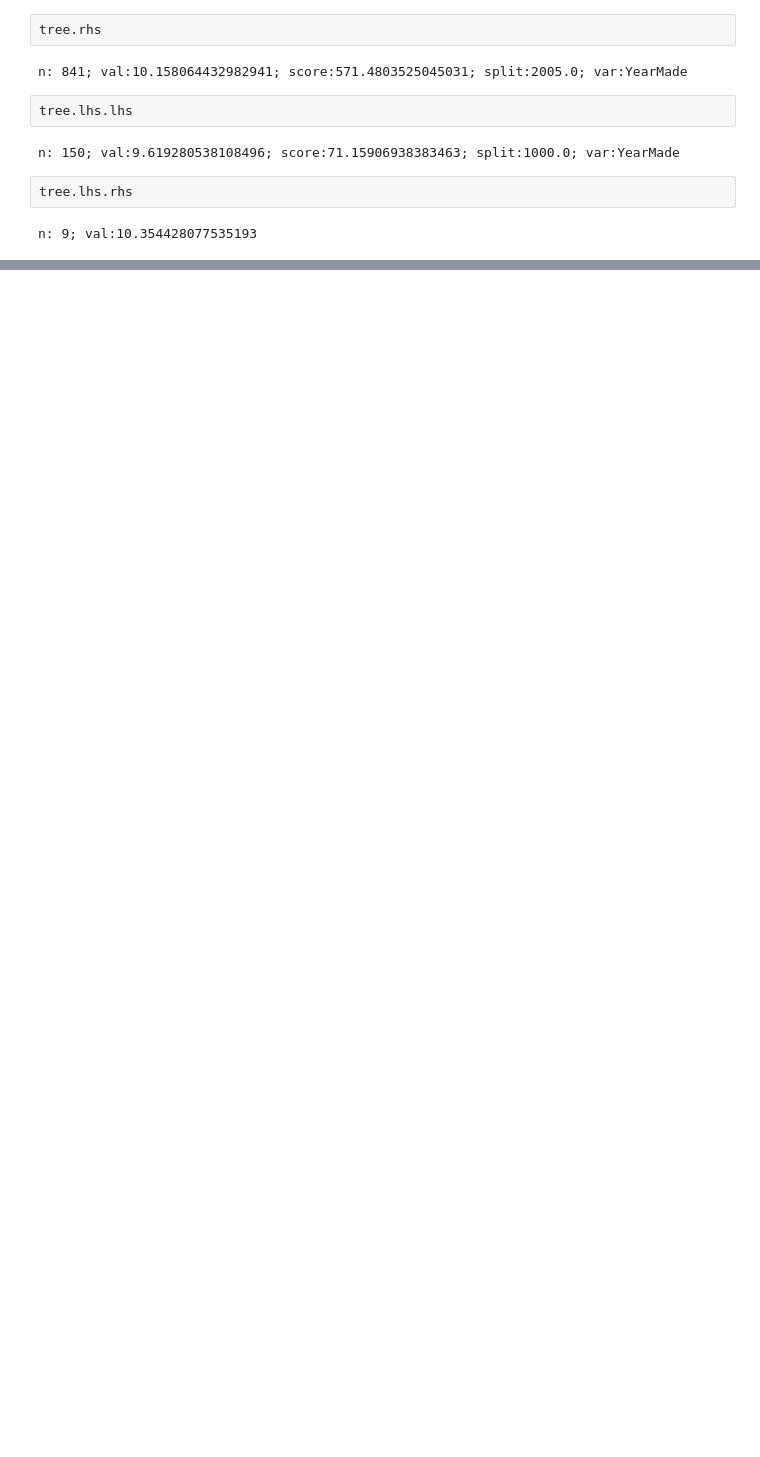
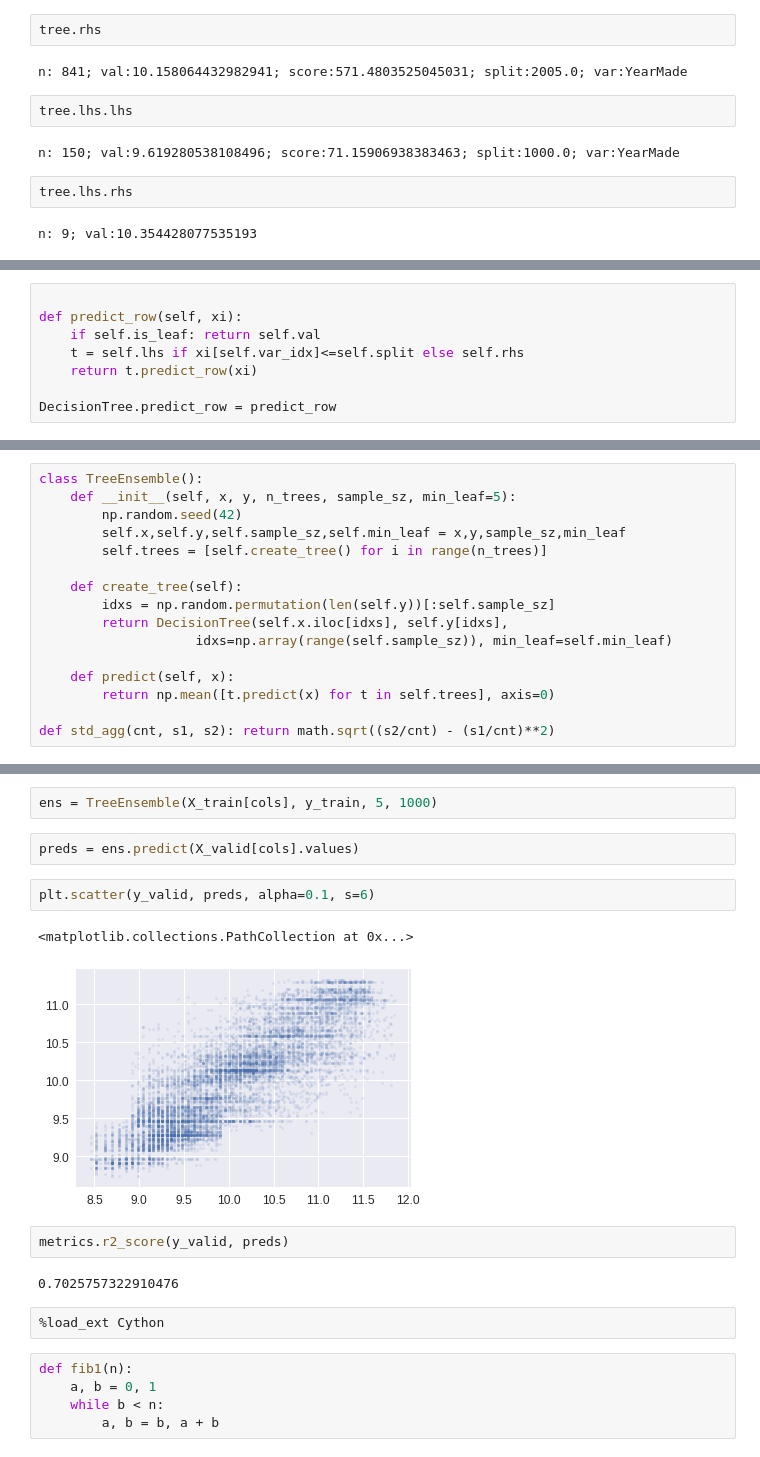
Before and after one commit to ssttv/ml-resources, a Jupyter notebook: fastai_rf_foundation_scratch.ipynb, the cells around one changed output, grey strips where cells are left out. Cells and saved outputs as stored; diff of their text form; blank space fills up the shorter version.

```diff
--- a/fastai_rf_foundation_scratch.ipynb
+++ b/fastai_rf_foundation_scratch.ipynb
@@ -294,0 +313,8 @@ n: 9; val:10.354428077535193
+# %%
+
+def predict_row(self, xi):
+    if self.is_leaf: return self.val
+    t = self.lhs if xi[self.var_idx]<=self.split else self.rhs
+    return t.predict_row(xi)
+
+DecisionTree.predict_row = predict_row
@@ -294,0 +349,16 @@ n: 9; val:10.354428077535193
+# %%
+class TreeEnsemble():
+    def __init__(self, x, y, n_trees, sample_sz, min_leaf=5):
+        np.random.seed(42)
+        self.x,self.y,self.sample_sz,self.min_leaf = x,y,sample_sz,min_leaf
+        self.trees = [self.create_tree() for i in range(n_trees)]
+
+    def create_tree(self):
+        idxs = np.random.permutation(len(self.y))[:self.sample_sz]
+        return DecisionTree(self.x.iloc[idxs], self.y[idxs],
+                    idxs=np.array(range(self.sample_sz)), min_leaf=self.min_leaf)
+
+    def predict(self, x):
+        return np.mean([t.predict(x) for t in self.trees], axis=0)
+
+def std_agg(cnt, s1, s2): return math.sqrt((s2/cnt) - (s1/cnt)**2)
@@ -294,0 +426,20 @@ n: 9; val:10.354428077535193
+# %%
+ens = TreeEnsemble(X_train[cols], y_train, 5, 1000)
+# %%
+preds = ens.predict(X_valid[cols].values)
+# %%
+plt.scatter(y_valid, preds, alpha=0.1, s=6)
+# %% [output]
+<matplotlib.collections.PathCollection at 0x...>
+[figure, added]
+# %%
+metrics.r2_score(y_valid, preds)
+# %% [output]
+0.7025757322910476
+# %%
+%load_ext Cython
+# %%
+def fib1(n):
+    a, b = 0, 1
+    while b < n:
+        a, b = b, a + b
```
Also changed, not shown: parts of 15 cells of this notebook.
